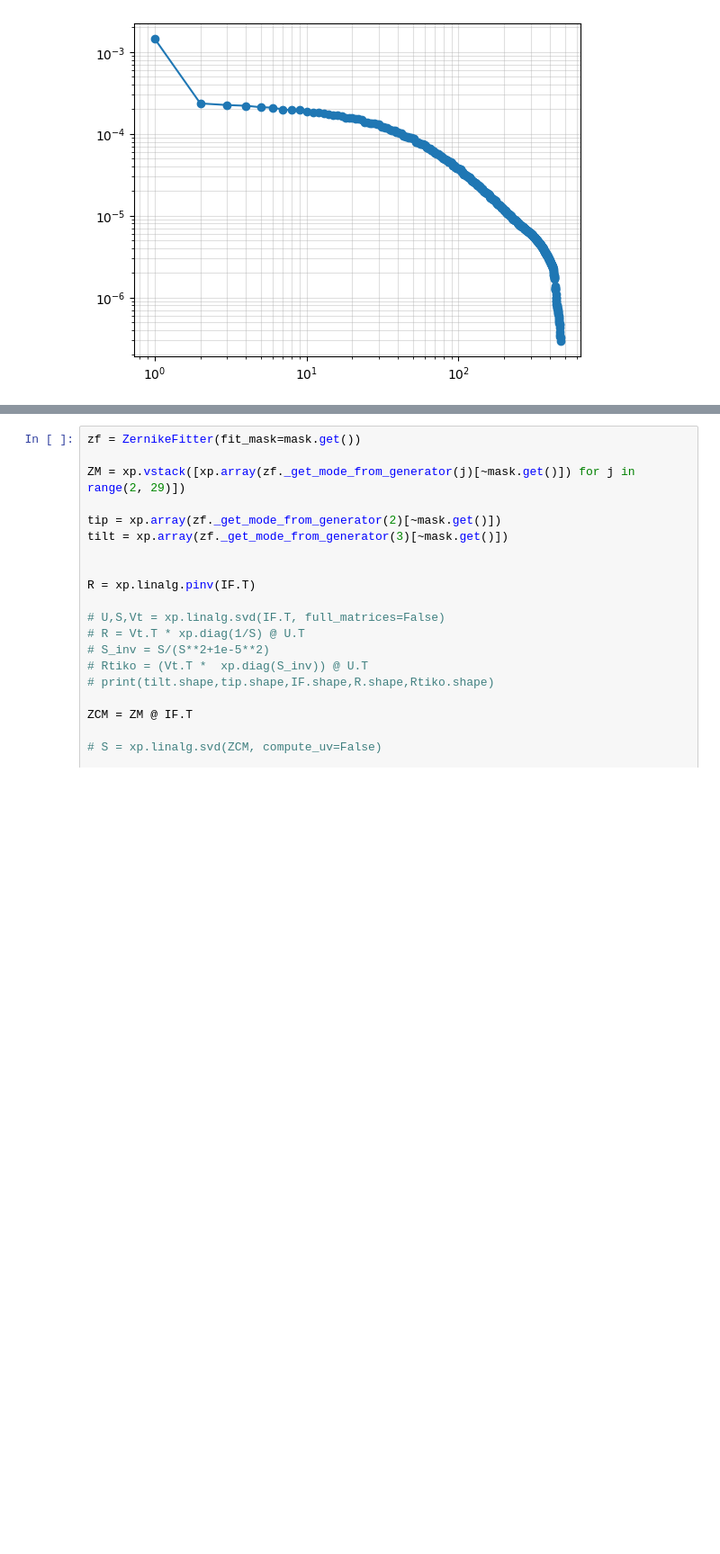
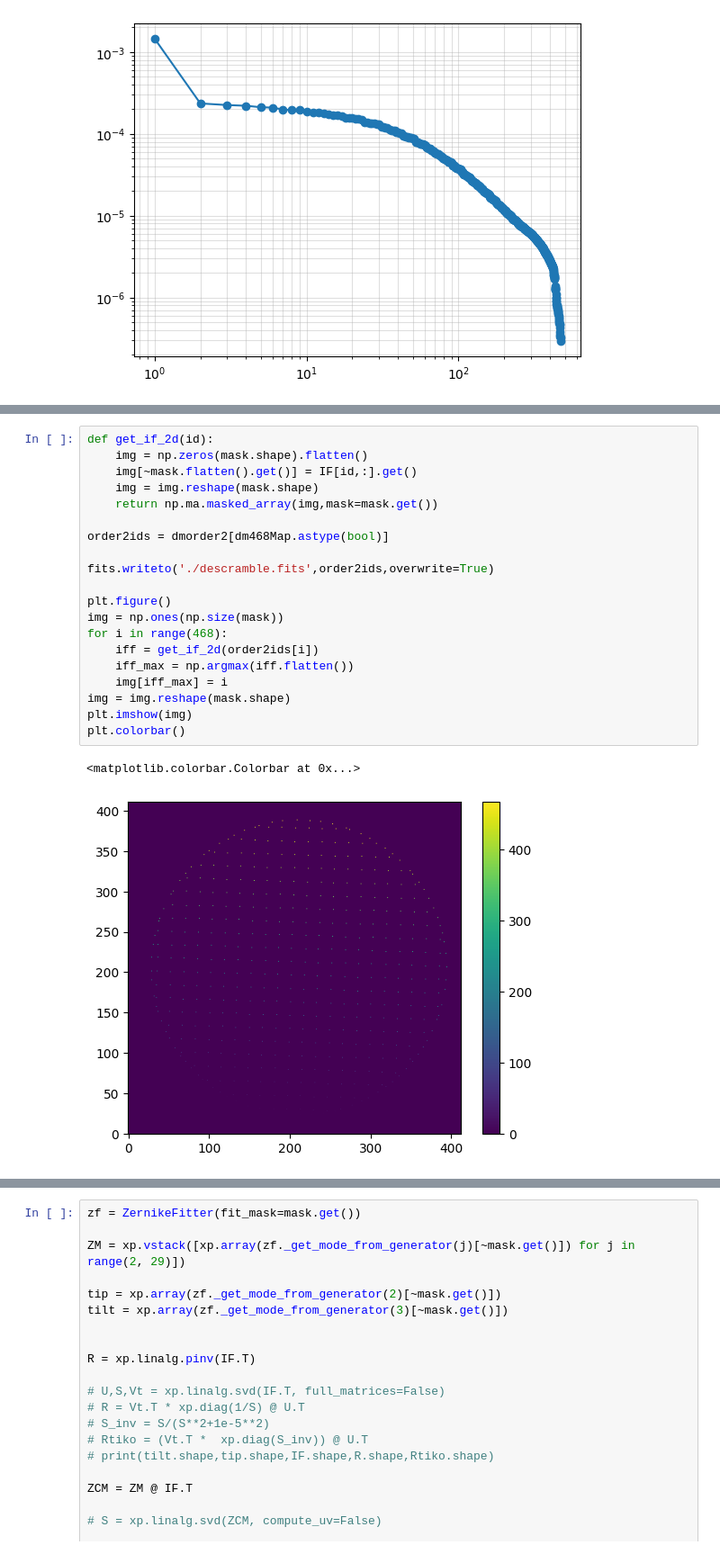
Before and after one commit to runabriguglio/SPLATT, a Jupyter notebook: splattsw/JupyterNotebooks/scratchALPAO.ipynb, the cells around one changed output, grey strips where cells are left out. Shown at 90% size. Saved outputs shown, nothing was run; the diff lists cells and outputs as text; blank space fills up the shorter version.

```diff
--- a/splattsw/JupyterNotebooks/scratchALPAO.ipynb
+++ b/splattsw/JupyterNotebooks/scratchALPAO.ipynb
@@ -40,0 +88,23 @@ plt.grid(which='both',alpha=0.4)
+# %%
+def get_if_2d(id):
+    img = np.zeros(mask.shape).flatten()
+    img[~mask.flatten().get()] = IF[id,:].get()
+    img = img.reshape(mask.shape)
+    return np.ma.masked_array(img,mask=mask.get())
+
+order2ids = dmorder2[dm468Map.astype(bool)]
+
+fits.writeto('./descramble.fits',order2ids,overwrite=True)
+
+plt.figure()
+img = np.ones(np.size(mask))
+for i in range(468):
+    iff = get_if_2d(order2ids[i])
+    iff_max = np.argmax(iff.flatten())
+    img[iff_max] = i
+img = img.reshape(mask.shape)
+plt.imshow(img)
+plt.colorbar()
+# %% [output]
+<matplotlib.colorbar.Colorbar at 0x...>
+[figure, added]
```
Also changed, not shown: parts of 3 cells of this notebook, 1 other file.
